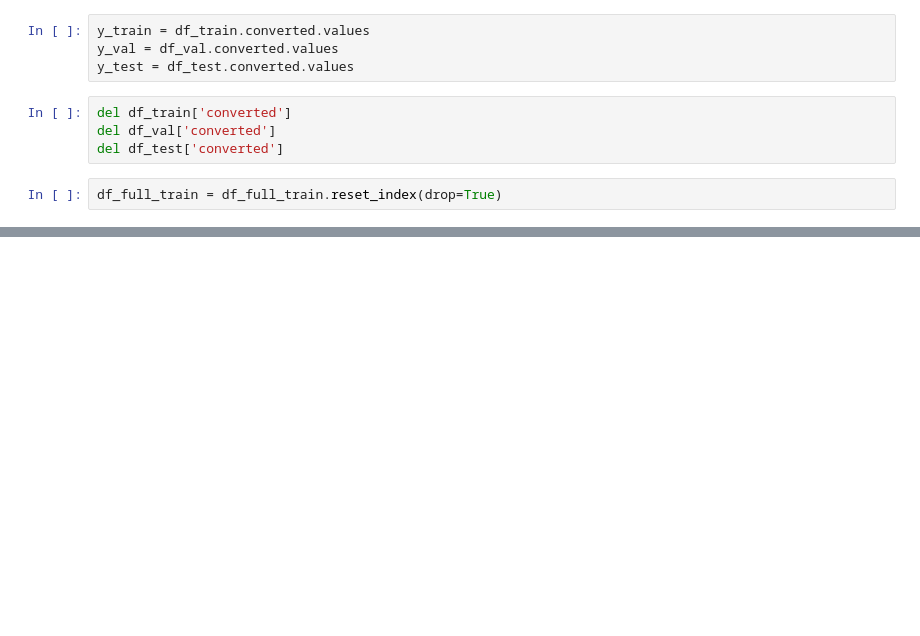
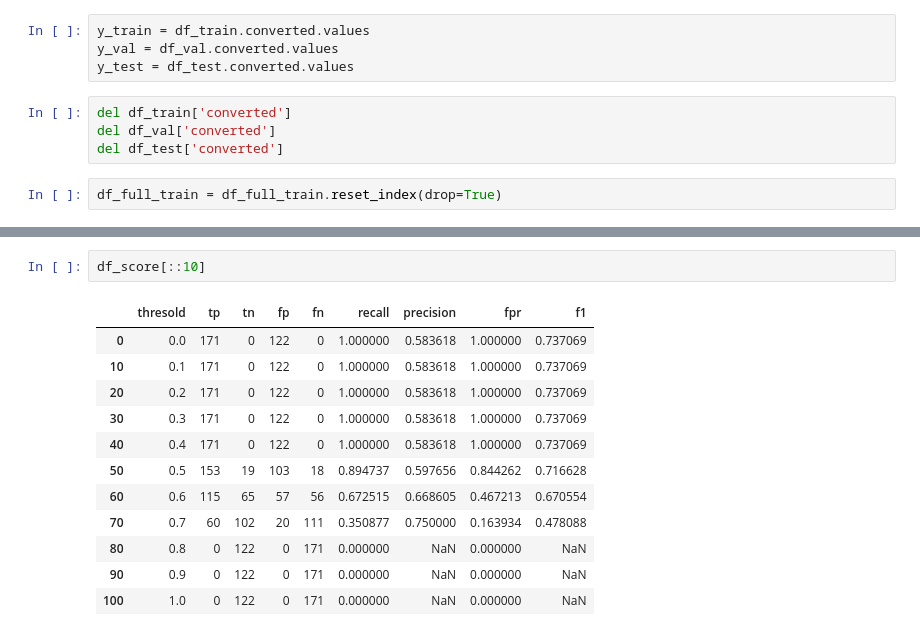
Before and after one commit to opadotun-taiwo/ml_projects, a Jupyter notebook: 03-churn-classification/homework4.ipynb, the cells around one changed output, grey strips where cells are left out. Saved outputs shown, nothing was run; the diff lists cells and outputs as text; blank space fills up the shorter version.

```diff
--- a/03-churn-classification/homework4.ipynb
+++ b/03-churn-classification/homework4.ipynb
@@ -46,0 +127,15 @@ train_dicts = df_train[numerical].to_dict(orient='records')
+# %%
+df_score[::10]
+# %% [output]
+|  | thresold | tp | tn | fp | fn | recall | precision | fpr | f1 |
+| 0 | 0.0 | 171 | 0 | 122 | 0 | 1.000000 | 0.583618 | 1.000000 | 0.737069 |
+| 10 | 0.1 | 171 | 0 | 122 | 0 | 1.000000 | 0.583618 | 1.000000 | 0.737069 |
+| 20 | 0.2 | 171 | 0 | 122 | 0 | 1.000000 | 0.583618 | 1.000000 | 0.737069 |
+| 30 | 0.3 | 171 | 0 | 122 | 0 | 1.000000 | 0.583618 | 1.000000 | 0.737069 |
+| 40 | 0.4 | 171 | 0 | 122 | 0 | 1.000000 | 0.583618 | 1.000000 | 0.737069 |
+| 50 | 0.5 | 153 | 19 | 103 | 18 | 0.894737 | 0.597656 | 0.844262 | 0.716628 |
+| 60 | 0.6 | 115 | 65 | 57 | 56 | 0.672515 | 0.668605 | 0.467213 | 0.670554 |
+| 70 | 0.7 | 60 | 102 | 20 | 111 | 0.350877 | 0.750000 | 0.163934 | 0.478088 |
+| 80 | 0.8 | 0 | 122 | 0 | 171 | 0.000000 | NaN | 0.000000 | NaN |
+| 90 | 0.9 | 0 | 122 | 0 | 171 | 0.000000 | NaN | 0.000000 | NaN |
+| 100 | 1.0 | 0 | 122 | 0 | 171 | 0.000000 | NaN | 0.000000 | NaN |
```
Also changed, not shown: parts of 18 cells of this notebook.
